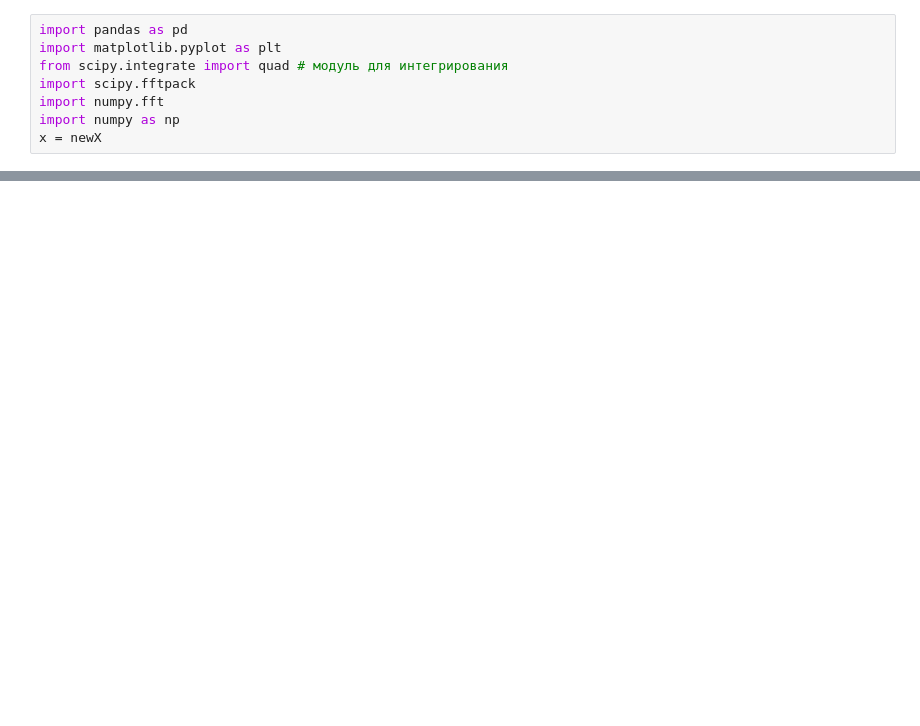
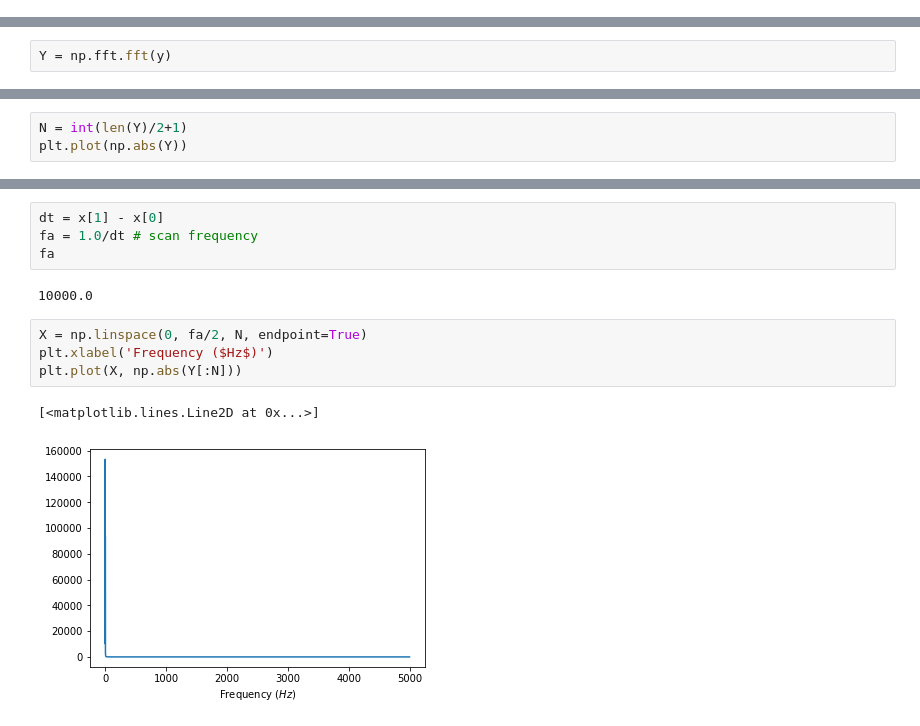
Before and after one commit to 666sempron999/FFT, a Jupyter notebook: excel_read.ipynb, the cells around one changed output, grey strips where cells are left out. Cells and saved outputs as stored; diff of their text form; blank space fills up the shorter version.

```diff
--- a/excel_read.ipynb
+++ b/excel_read.ipynb
@@ -60,8 +32,0 @@ newX
-# %%
-import pandas as pd
-import matplotlib.pyplot as plt
-from scipy.integrate import quad # модуль для интегрирования
-import scipy.fftpack
-import numpy.fft
-import numpy as np
-x = newX
@@ -150,0 +56,2 @@ for i in range(0, len(newListY)):
+# %%
+Y = np.fft.fft(y)
@@ -150,0 +69,3 @@ for i in range(0, len(newListY)):
+# %%
+N = int(len(Y)/2+1)
+plt.plot(np.abs(Y))
@@ -150,0 +80,13 @@ for i in range(0, len(newListY)):
+# %%
+dt = x[1] - x[0]
+fa = 1.0/dt # scan frequency
+fa
+# %% [output]
+10000.0
+# %%
+X = np.linspace(0, fa/2, N, endpoint=True)
+plt.xlabel('Frequency ($Hz$)')
+plt.plot(X, np.abs(Y[:N]))
+# %% [output]
+[<matplotlib.lines.Line2D at 0x...>]
+[figure, added]
```
Also changed, not shown: parts of 18 cells of this notebook, 7 other files.
